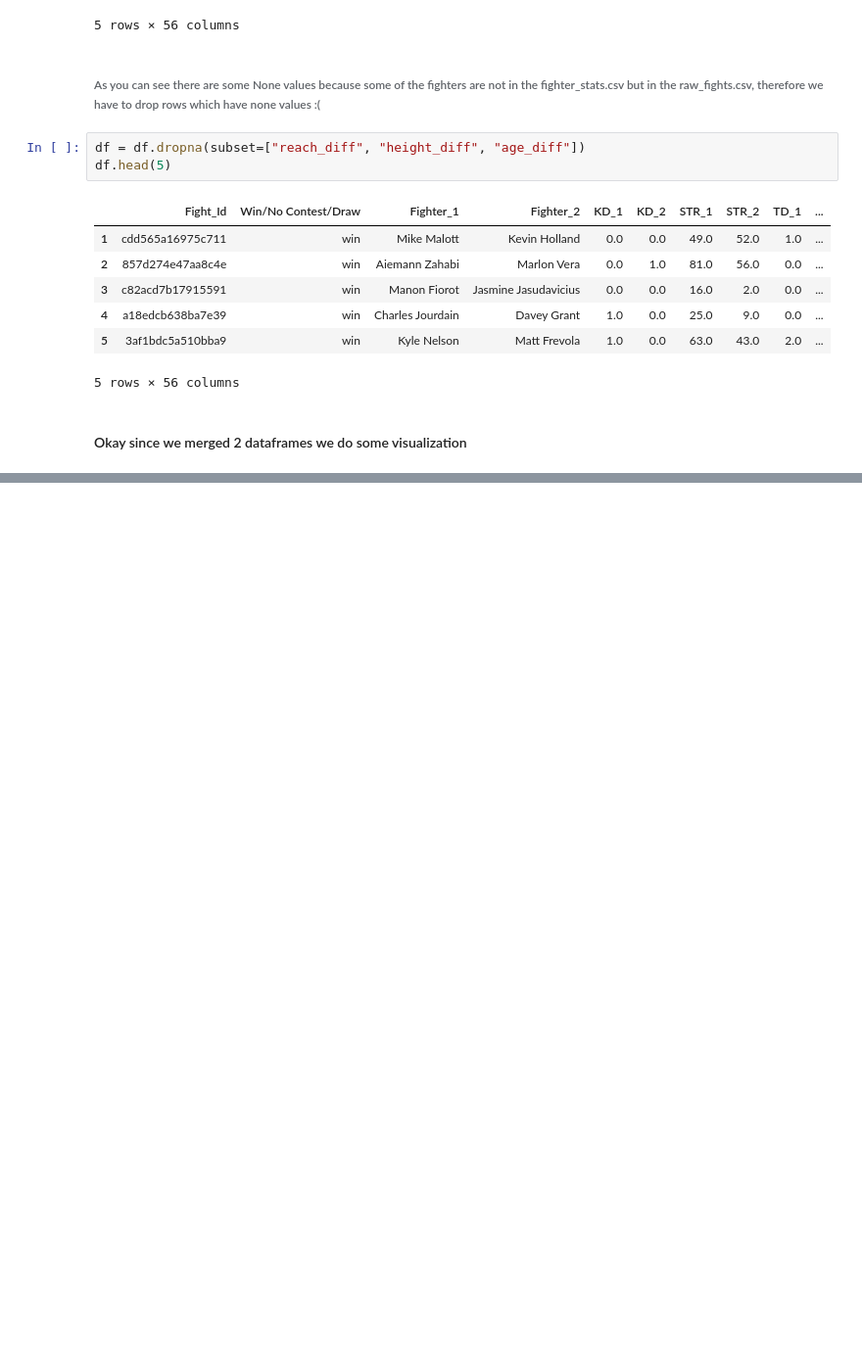
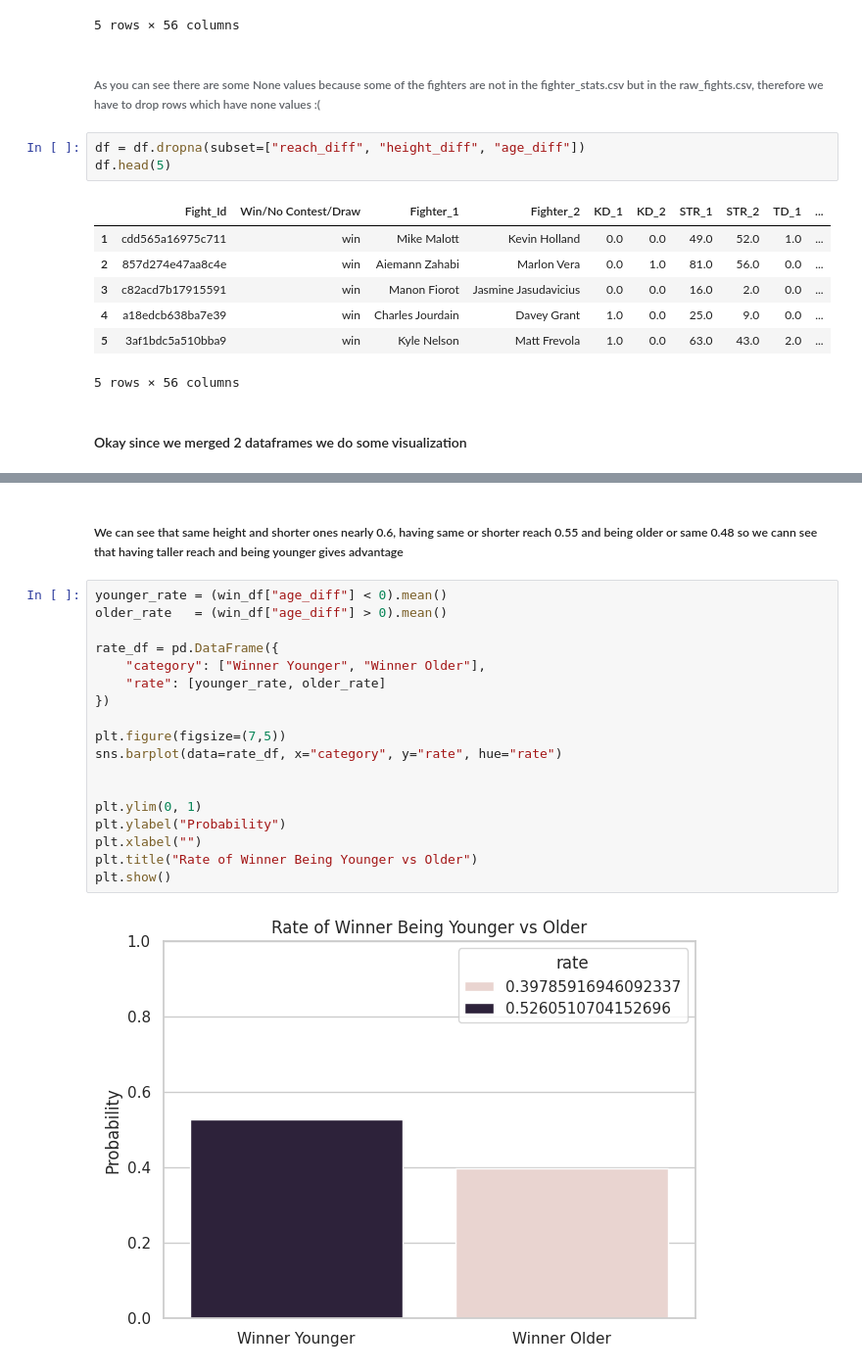
Before and after one commit to MertHasanAslan/UFC-fighter-analysis, a Jupyter notebook: src/main.ipynb, the cells around one changed output, grey strips where cells are left out. Shown at 98% size. Saved outputs shown, nothing was run; the diff lists cells and outputs as text; blank space fills up the shorter version.

```diff
--- a/src/main.ipynb
+++ b/src/main.ipynb
@@ -545,0 +605,22 @@ df.head(5)
+# %% [markdown]
+##### We can see that same height and shorter ones nearly 0.6, having same or shorter reach 0.55 and being older or same 0.48 so we cann see that having taller reach and being younger gives advantage
+# %%
+younger_rate = (win_df["age_diff"] < 0).mean()
+older_rate   = (win_df["age_diff"] > 0).mean()
+
+rate_df = pd.DataFrame({
+    "category": ["Winner Younger", "Winner Older"],
+    "rate": [younger_rate, older_rate]
+})
+
+plt.figure(figsize=(7,5))
+sns.barplot(data=rate_df, x="category", y="rate", hue="rate")
+
+
+plt.ylim(0, 1)
+plt.ylabel("Probability")
+plt.xlabel("")
+plt.title("Rate of Winner Being Younger vs Older")
+plt.show()
+# %% [output]
+[figure, added]
```
Also changed, not shown: parts of 15 cells of this notebook, 1 other file.
